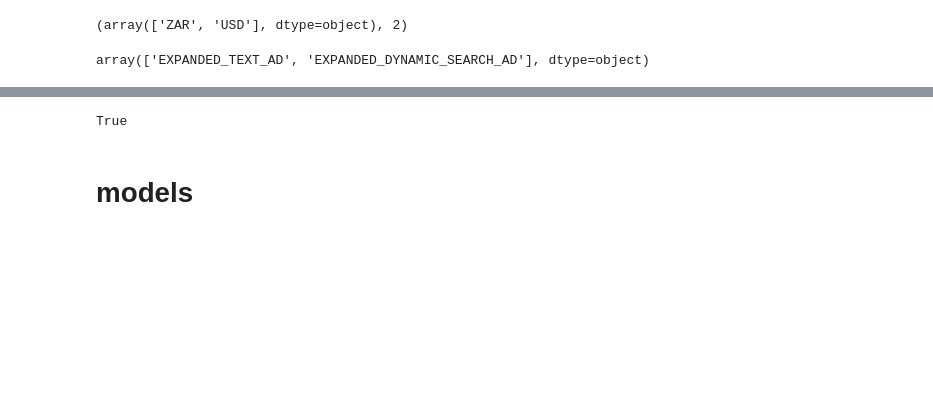
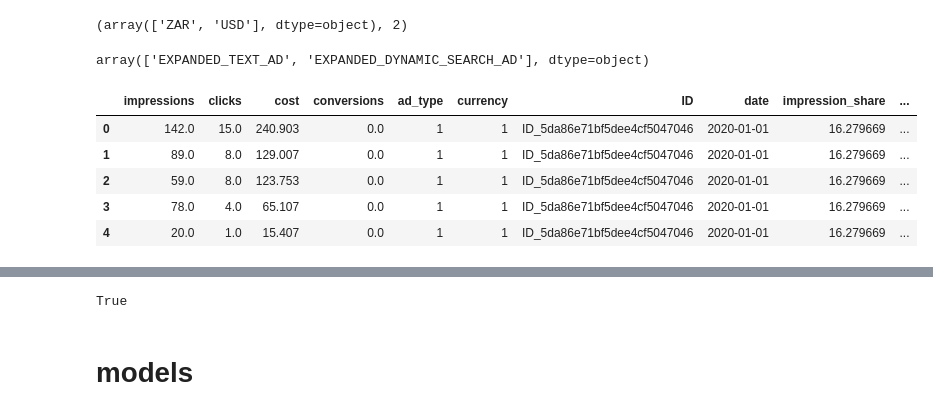
Before and after one commit to AidaLog/admob-forecast, a Jupyter notebook: multi_modal_clicks.ipynb, the cells around one changed output, grey strips where cells are left out. Saved outputs shown, nothing was run; the diff lists cells and outputs as text; code cells hidden in the pictures; blank space fills up the shorter version.

```diff
--- a/multi_modal_clicks.ipynb
+++ b/multi_modal_clicks.ipynb
@@ -52,22 +53,35 @@ def convert_to_usd(currency, cost):
 # Update 'cost' column with cost in USD
 df['cost'] = df.apply(lambda row: convert_to_usd(row['currency'], row['cost']), axis=1)
 
-# Drop 'currency' column
-df.drop(columns=['currency'], inplace=True)
+# leaving currency column to determine locality
-# %%
-# normalize the data using MinMaxScaler
-# scale impressions, cost, impression_share, ad_description_len
-
-from sklearn.preprocessing import MinMaxScaler
-
-scaler = MinMaxScaler()
-df[['impressions', 'cost', 'impression_share', 'ad_description_len']] = scaler.fit_transform(df[['impressions', 'cost', 'impression_share', 'ad_description_len']])
+# %%
+df['date'] = pd.to_datetime(df['date'])
+df['year'] = df['date'].dt.year
+df['month'] = df['date'].dt.month
+df['day'] = df['date'].dt.day
 # %%
 # display rows with ID ID_5e43c29e6279884e2827d894
 
 df.loc[df['ID'] == 'ID_5e43c29e6279884e2827d894']['ad_type'].unique()
 # %% [output]
 array(['EXPANDED_TEXT_AD', 'EXPANDED_DYNAMIC_SEARCH_AD'], dtype=object)
+# %%
+# encode currency, ad_type
+from sklearn.preprocessing import LabelEncoder
+
+le = LabelEncoder()
+
+df['ad_type'] = le.fit_transform(df['ad_type'])
+df['currency'] = le.fit_transform(df['currency'])
+
+df.head()
+# %% [output]
+|  | impressions | clicks | cost | conversions | ad_type | currency | ID | date | impression_share | ... |
+| 0 | 142.0 | 15.0 | 240.903 | 0.0 | 1 | 1 | ID_5da86e71bf5dee4cf5047046 | 2020-01-01 | 16.279669 | ... |
+| 1 | 89.0 | 8.0 | 129.007 | 0.0 | 1 | 1 | ID_5da86e71bf5dee4cf5047046 | 2020-01-01 | 16.279669 | ... |
+| 2 | 59.0 | 8.0 | 123.753 | 0.0 | 1 | 1 | ID_5da86e71bf5dee4cf5047046 | 2020-01-01 | 16.279669 | ... |
+| 3 | 78.0 | 4.0 | 65.107 | 0.0 | 1 | 1 | ID_5da86e71bf5dee4cf5047046 | 2020-01-01 | 16.279669 | ... |
+| 4 | 20.0 | 1.0 | 15.407 | 0.0 | 1 | 1 | ID_5da86e71bf5dee4cf5047046 | 2020-01-01 | 16.279669 | ... |
 # %%
 y = df['clicks']
 X = df.drop(columns=['ID', 'clicks'])
```
Also changed, not shown: parts of 23 cells of this notebook.
